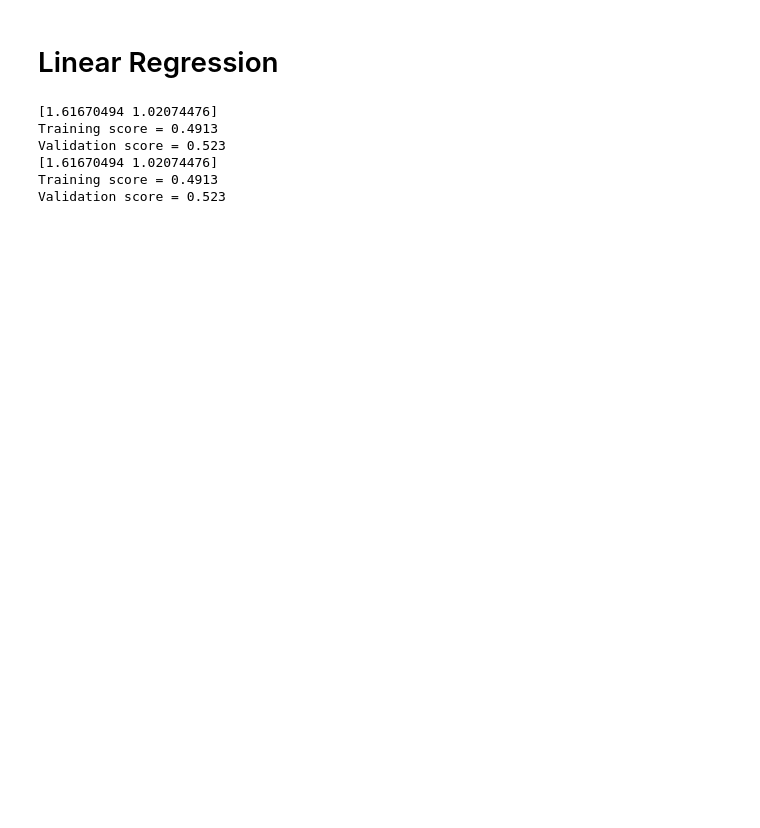
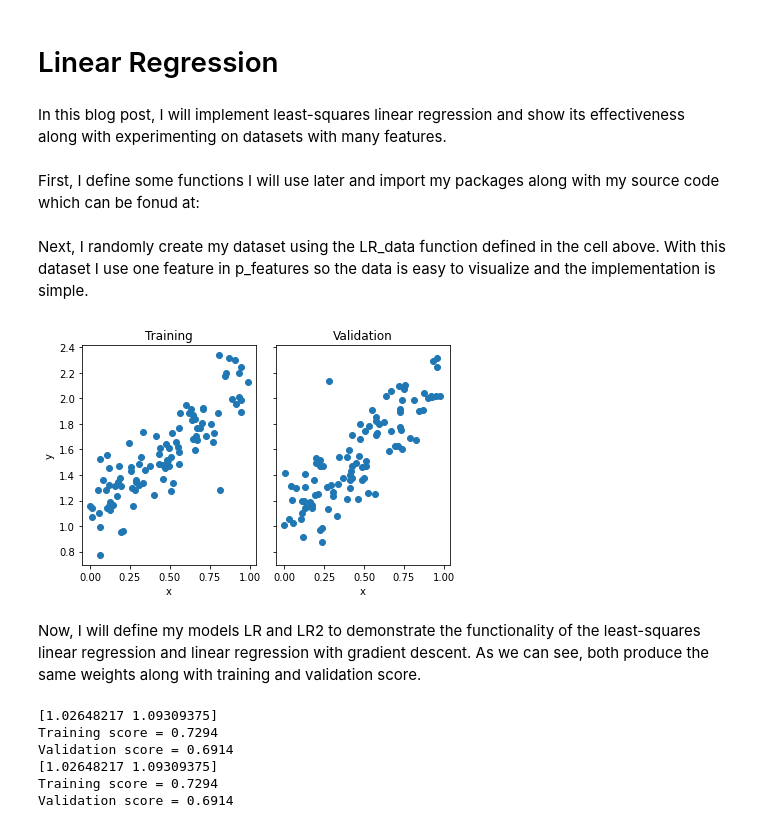
Before and after one commit to dmsmith25/dmsmith25.github.io, a Jupyter notebook: posts/linear-regression-project/index.ipynb, the cells around one changed output. Cells and saved outputs as stored; diff of their text form; code cells hidden in the pictures; blank space fills up the shorter version.

Commit message:
Add blog post 8 and 4 first submission

```diff
--- a/posts/linear-regression-project/index.ipynb
+++ b/posts/linear-regression-project/index.ipynb
@@ -39,3 +12,7 @@ class LogisticRegression:
+# %% [markdown]
+In this blog post, I will implement least-squares linear regression and show its effectiveness along with experimenting on datasets with many features.
+# %% [markdown]
+First, I define some functions I will use later and import my packages along with my source code which can be fonud at:
 # %%
 import numpy as np
 from matplotlib import pyplot as plt
@@ -54,16 +32,32 @@ def LR_data(n_train = 100, n_val = 100, p_features = 1, noise = .1, w = None):
     y_val = pad(X_val)@w + noise*np.random.randn(n_val)
 
     return X_train, y_train, X_val, y_val
+# %% [markdown]
+Next, I randomly create my dataset using the LR_data function defined in the cell above. With this dataset I use one feature in p_features so the data is easy to visualize and the implementation is simple.
 # %%
 n_train = 100
 n_val = 100
-p_features = 2
+p_features = 1
 noise = 0.2
 
 # create some data
 X_train, y_train, X_val, y_val = LR_data(n_train, n_val, p_features, noise)
+
+# plot it
+fig, axarr = plt.subplots(1, 2, sharex = True, sharey = True)
+axarr[0].scatter(X_train, y_train)
+axarr[1].scatter(X_val, y_val)
+labs = axarr[0].set(title = "Training", xlabel = "x", ylabel = "y")
+labs = axarr[1].set(title = "Validation", xlabel = "x")
+plt.tight_layout()
+# %% [output]
+[figure, added]
+# %% [markdown]
+Now, I will define my models LR and LR2 to demonstrate the functionality of the least-squares linear regression and linear regression with gradient descent. As we can see, both produce the same weights along with training and validation score.
 # %%
-LR = LogisticRegression()
+
+
+LR = LinearRegression()
 
 LR.fit_analytic(X_train, y_train) # I used the analytical formula as my default fit method
 
@@ -72,18 +66,18 @@ print(LR.w)
 print(f"Training score = {LR.score(X_train, y_train).round(4)}")
 print(f"Validation score = {LR.score(X_val, y_val).round(4)}")
 
-LR = LogisticRegression()
+LR2 = LinearRegression()
 
-LR.fit_gradient(X_train, y_train, 0.01, 1000)
+LR2.fit_gradient(X_train, y_train, 0.005, 300)
 
-print(LR.w)
+print(LR2.w)
 
-print(f"Training score = {LR.score(X_train, y_train).round(4)}")
-print(f"Validation score = {LR.score(X_val, y_val).round(4)}")
+print(f"Training score = {LR2.score(X_train, y_train).round(4)}")
+print(f"Validation score = {LR2.score(X_val, y_val).round(4)}")
 # %% [output]
-[1.61670494 1.02074476]
-Training score = 0.4913
-Validation score = 0.523
-[1.61670494 1.02074476]
-Training score = 0.4913
-Validation score = 0.523
+[1.02648217 1.09309375]
+Training score = 0.7294
+Validation score = 0.6914
+[1.02648217 1.09309375]
+Training score = 0.7294
+Validation score = 0.6914
```
Also changed, not shown: parts of 16 cells of this notebook, 14 other files.
